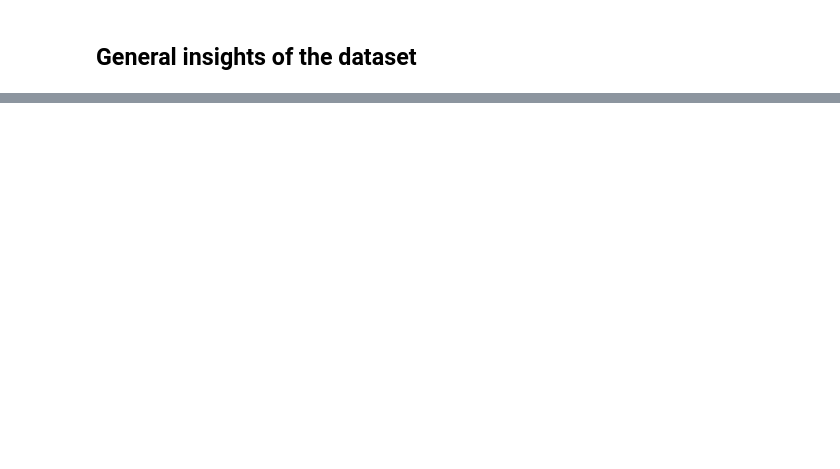
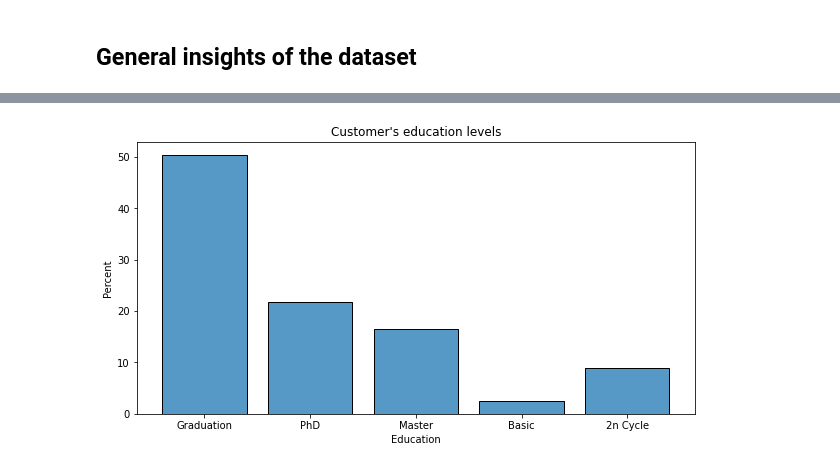
Before and after one commit to drsouzap/personal_challenges, a Jupyter notebook: Marketing_Analytics_Kaggle.ipynb, the cells around one changed output, grey strips where cells are left out. Saved outputs shown, nothing was run; the diff lists cells and outputs as text; code cells hidden in the pictures; blank space fills up the shorter version.

```diff
--- a/Marketing_Analytics_Kaggle.ipynb
+++ b/Marketing_Analytics_Kaggle.ipynb
@@ -193,4 +193,4 @@ data.sort_values(by="Year_Birth")
 2215 rows × 27 columns
 # %%
 #Rows with axis 239, 339 and 192 have a wrong year birth data. Remove data
-data = data.drop(index=[239,339,192]).sort_values(by="Year_Birth")
+data = data.drop(index=[239,339,192]).reset_index(drop=True)
@@ -231,0 +229,8 @@ sns.boxplot(x=data["Year_Birth"], ax=ax[1])
+# %%
+#Distribution customer's education levels
+plt.figure(figsize=(10,5))
+
+plt.title("Customer's education levels")
+sns.histplot(data=data, x="Education", shrink=0.8, stat="percent");
+# %% [output]
+[figure, added]
```
Also changed, not shown: parts of 9 cells of this notebook.
